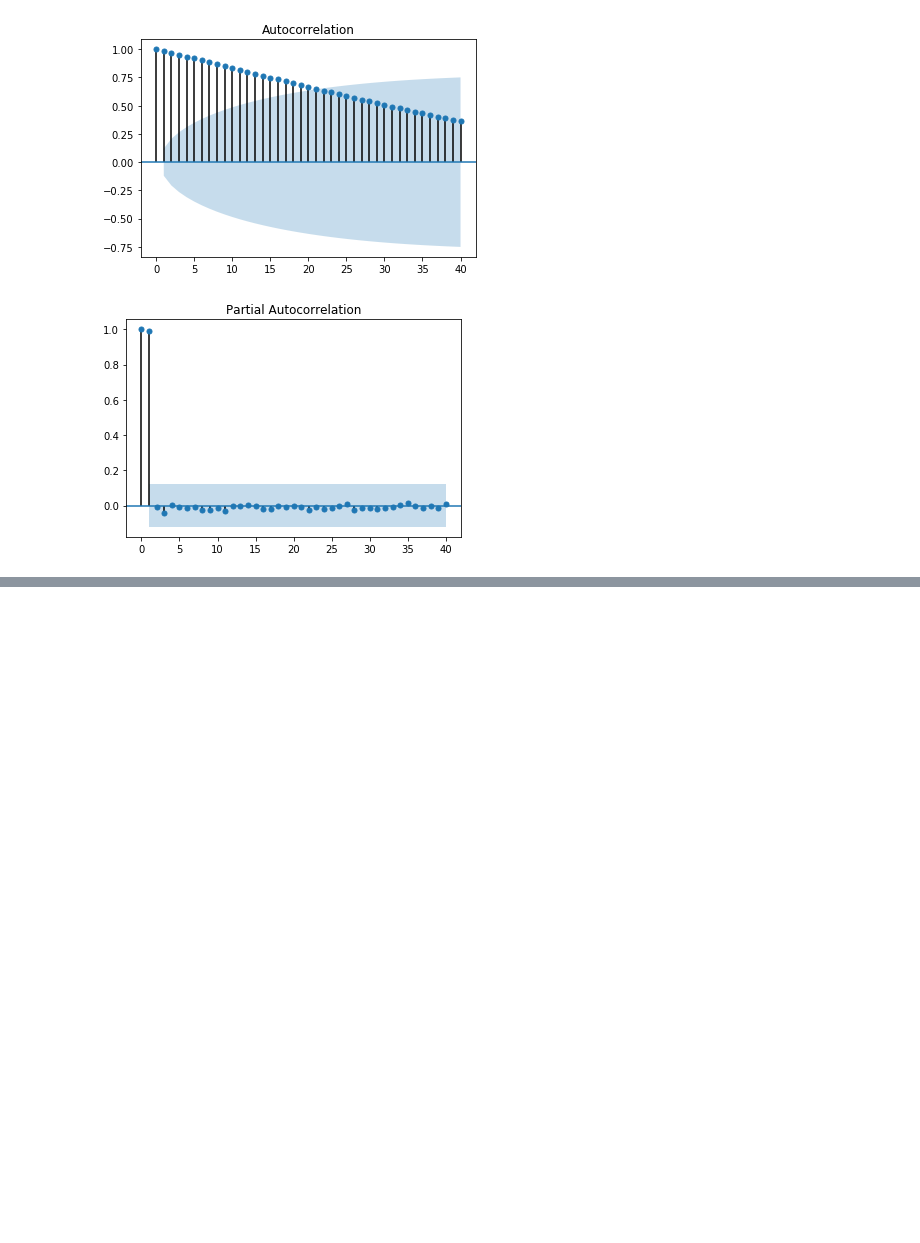
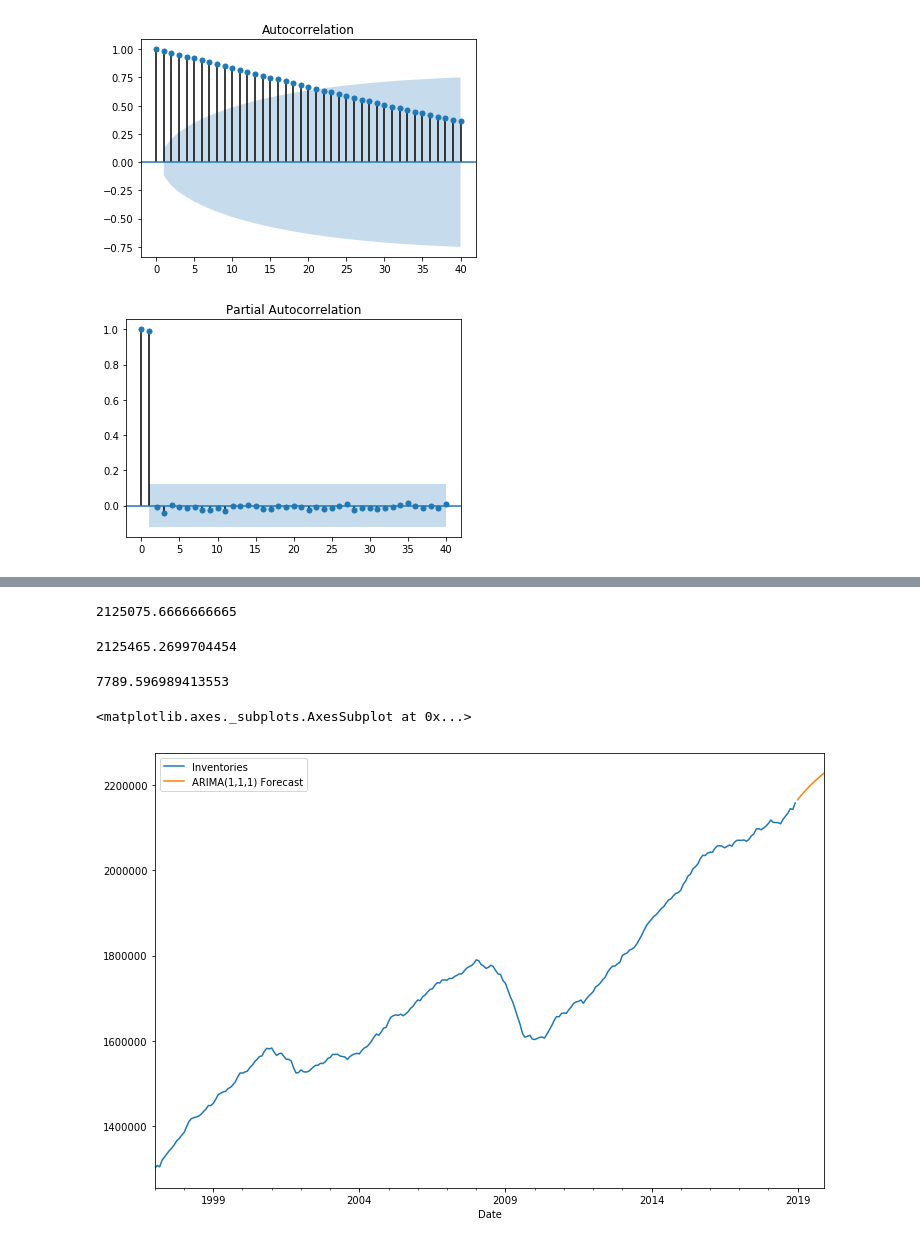
Before and after one commit to saifulrijal-ds/time-series-analysis-python, a Jupyter notebook: study-notes_general-forecasting-model_pt5.ipynb, the cells around one changed output, grey strips where cells are left out. Saved outputs shown, nothing was run; the diff lists cells and outputs as text; code cells hidden in the pictures; blank space fills up the shorter version.

```diff
--- a/study-notes_general-forecasting-model_pt5.ipynb
+++ b/study-notes_general-forecasting-model_pt5.ipynb
@@ -397,0 +482,8 @@ plot_pacf(trade_df['Inventories'], lags=40); p=1
+# %%
+test['Inventories'].mean()
+# %% [output]
+2125075.6666666665
+# %%
+predictions.mean()
+# %% [output]
+2125465.2699704454
@@ -397,0 +492,16 @@ plot_pacf(trade_df['Inventories'], lags=40); p=1
+# %%
+rmse(test['Inventories'], predictions)
+# %% [output]
+7789.596989413553
+# %%
+# forecast future
+model = ARIMA(trade_df['Inventories'], order=(1, 1, 1))
+result = model.fit()
+# %%
+fcast = result.predict(start=len(trade_df), end=len(trade_df)+11, typ='levels').rename("ARIMA(1,1,1) Forecast")
+# %%
+trade_df['Inventories'].plot(figsize=(12,8), legend=True).autoscale(axis='x', tight=True)
+fcast.plot(legend=True)
+# %% [output]
+<matplotlib.axes._subplots.AxesSubplot at 0x...>
+[figure, added]
```
Also changed, not shown: parts of 17 cells of this notebook, 1 other file.
